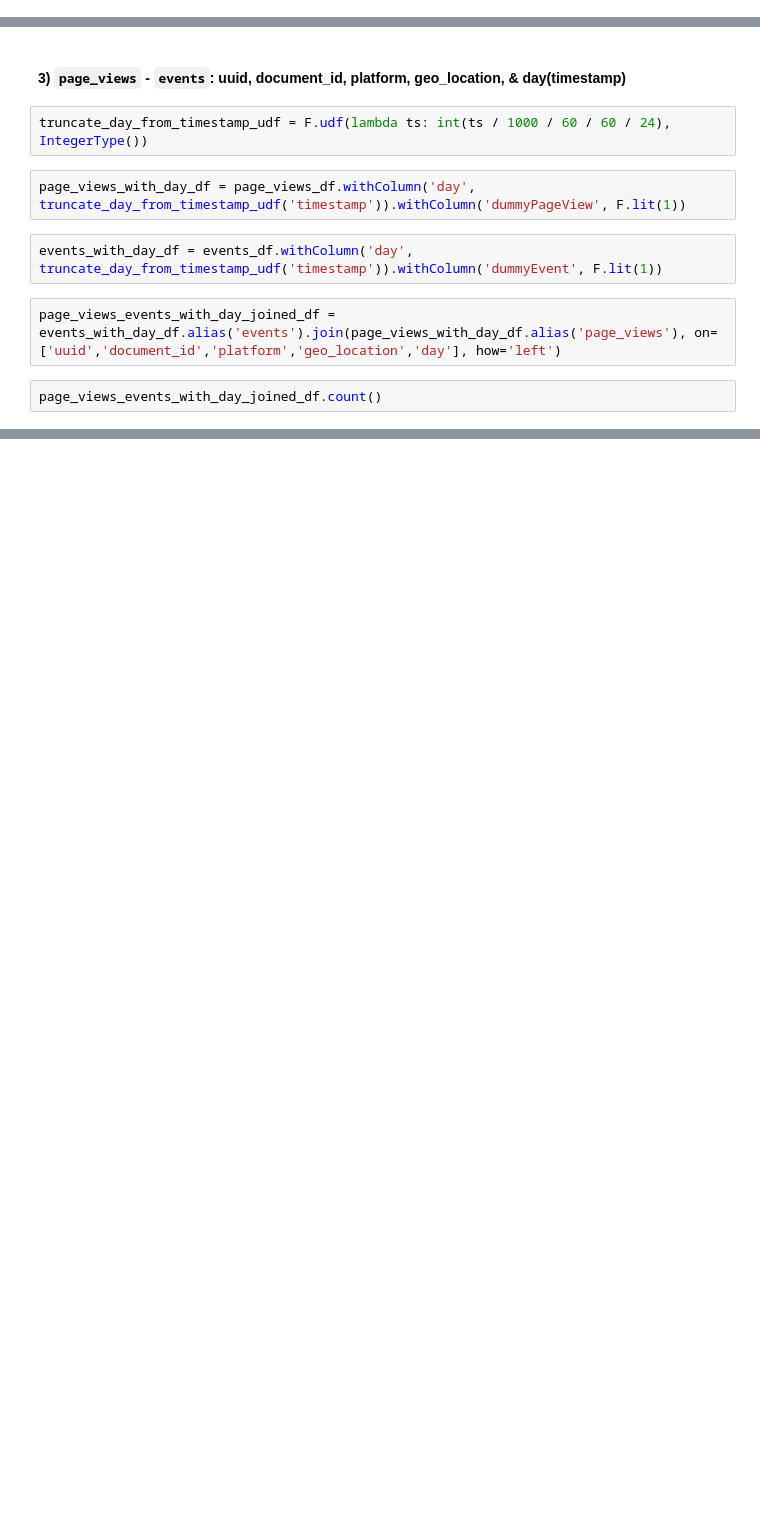
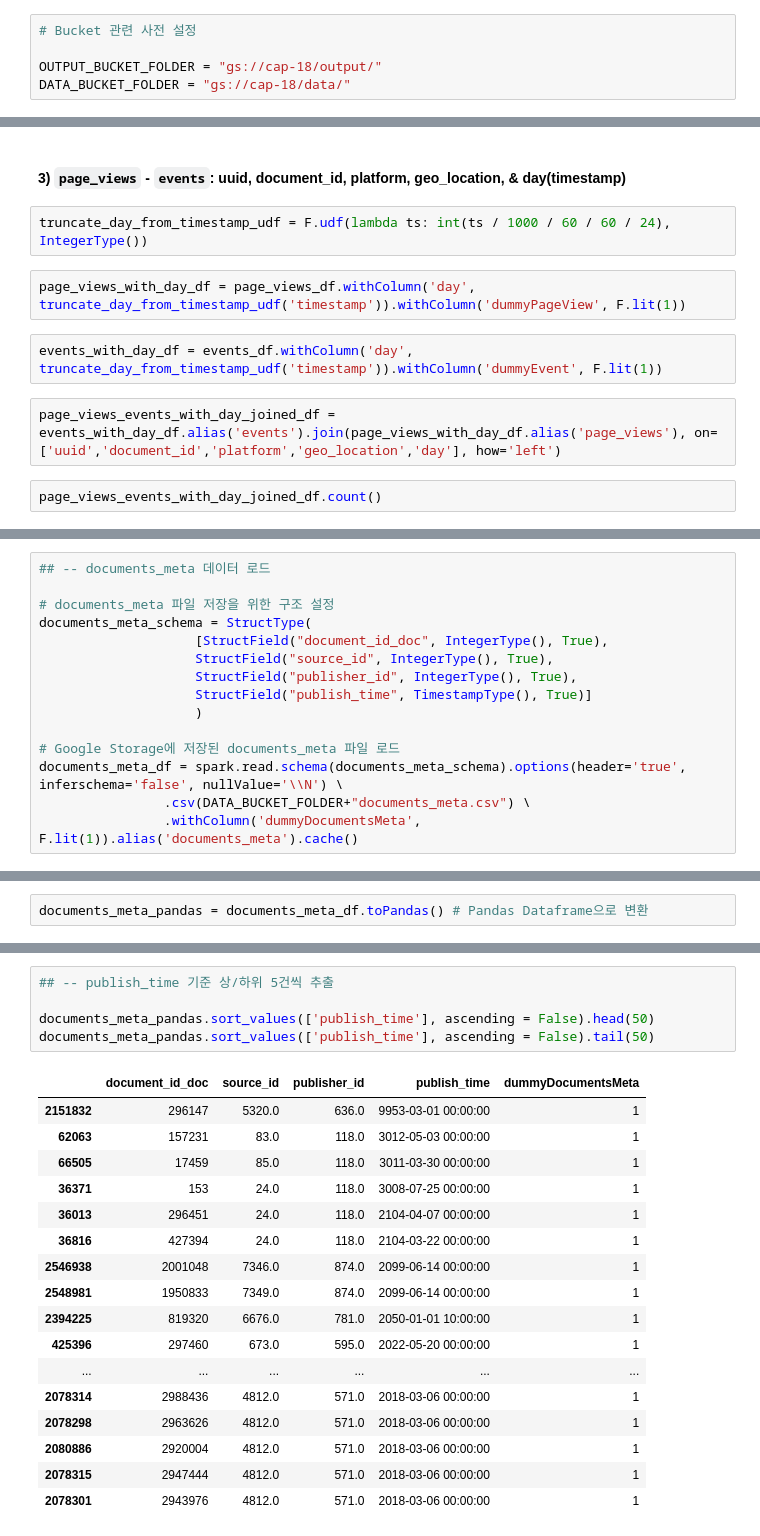
Before and after one commit to line-capstone/Projects, a Jupyter notebook: Codes/[CS]EDA_01_Exploring page_views & events.ipynb, the cells around one changed output, grey strips where cells are left out. Drawn from its saved outputs; the diff is of its cells as text; blank space fills up the shorter version.

```diff
--- a/Codes/[CS]EDA_01_Exploring page_views & events.ipynb
+++ b/Codes/[CS]EDA_01_Exploring page_views & events.ipynb
@@ -11,6 +11,11 @@ import matplotlib.pyplot as plt # 시각화를 위한 모듈
 
 from IPython.core.interactiveshell import InteractiveShell
 InteractiveShell.ast_node_interactivity = "all" # 한 셀(cell)에서의 코드 실행 결과가 다 보이도록 설정
+# %%
+# Bucket 관련 사전 설정
+
+OUTPUT_BUCKET_FOLDER = "gs://cap-18/output/"
+DATA_BUCKET_FOLDER = "gs://cap-18/data/"
 # %% [markdown]
 # Part 1: Analyzing page_views.csv
 # %% [markdown]
@@ -567,0 +702,15 @@ page_views_events_with_day_joined_df.count()
+# %%
+## -- documents_meta 데이터 로드
+
+# documents_meta 파일 저장을 위한 구조 설정
+documents_meta_schema = StructType(
+                    [StructField("document_id_doc", IntegerType(), True),
+                    StructField("source_id", IntegerType(), True),
+                    StructField("publisher_id", IntegerType(), True),
+                    StructField("publish_time", TimestampType(), True)]
+                    )
+
+# Google Storage에 저장된 documents_meta 파일 로드
+documents_meta_df = spark.read.schema(documents_meta_schema).options(header='true', inferschema='false', nullValue='\\N') \
+                .csv(DATA_BUCKET_FOLDER+"documents_meta.csv") \
+                .withColumn('dummyDocumentsMeta', F.lit(1)).alias('documents_meta').cache()
@@ -567,0 +728,2 @@ page_views_events_with_day_joined_df.count()
+# %%
+documents_meta_pandas = documents_meta_df.toPandas() # Pandas Dataframe으로 변환
@@ -567,0 +737,23 @@ page_views_events_with_day_joined_df.count()
+# %%
+## -- publish_time 기준 상/하위 5건씩 추출
+
+documents_meta_pandas.sort_values(['publish_time'], ascending = False).head(50)
+documents_meta_pandas.sort_values(['publish_time'], ascending = False).tail(50)
+# %% [output]
+|  | document_id_doc | source_id | publisher_id | publish_time | dummyDocumentsMeta |
+| 2151832 | 296147 | 5320.0 | 636.0 | 9953-03-01 00:00:00 | 1 |
+| 62063 | 157231 | 83.0 | 118.0 | 3012-05-03 00:00:00 | 1 |
+| 66505 | 17459 | 85.0 | 118.0 | 3011-03-30 00:00:00 | 1 |
+| 36371 | 153 | 24.0 | 118.0 | 3008-07-25 00:00:00 | 1 |
+| 36013 | 296451 | 24.0 | 118.0 | 2104-04-07 00:00:00 | 1 |
+| 36816 | 427394 | 24.0 | 118.0 | 2104-03-22 00:00:00 | 1 |
+| 2546938 | 2001048 | 7346.0 | 874.0 | 2099-06-14 00:00:00 | 1 |
+| 2548981 | 1950833 | 7349.0 | 874.0 | 2099-06-14 00:00:00 | 1 |
+| 2394225 | 819320 | 6676.0 | 781.0 | 2050-01-01 10:00:00 | 1 |
+| 425396 | 297460 | 673.0 | 595.0 | 2022-05-20 00:00:00 | 1 |
+| ... | ... | ... | ... | ... | ... |
+| 2078314 | 2988436 | 4812.0 | 571.0 | 2018-03-06 00:00:00 | 1 |
+| 2078298 | 2963626 | 4812.0 | 571.0 | 2018-03-06 00:00:00 | 1 |
+| 2080886 | 2920004 | 4812.0 | 571.0 | 2018-03-06 00:00:00 | 1 |
+| 2078315 | 2947444 | 4812.0 | 571.0 | 2018-03-06 00:00:00 | 1 |
+| 2078301 | 2943976 | 4812.0 | 571.0 | 2018-03-06 00:00:00 | 1 |
```
Also changed, not shown: parts of 29 cells of this notebook.
